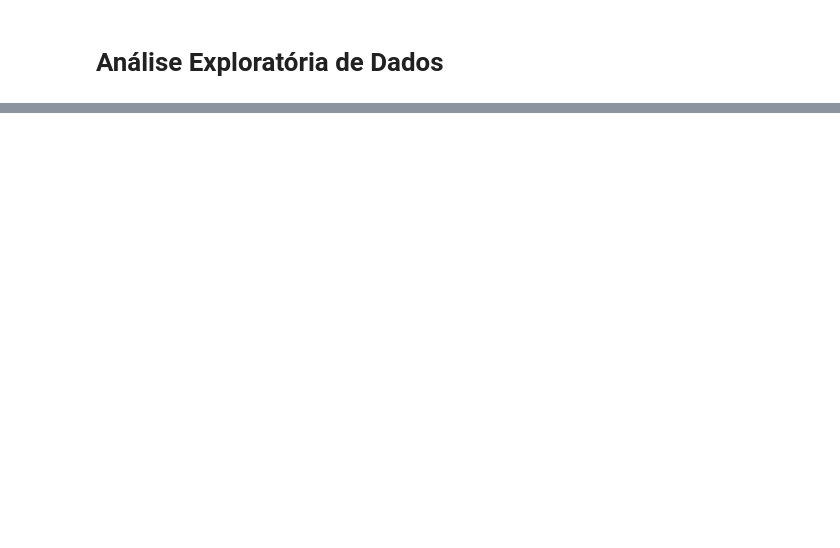
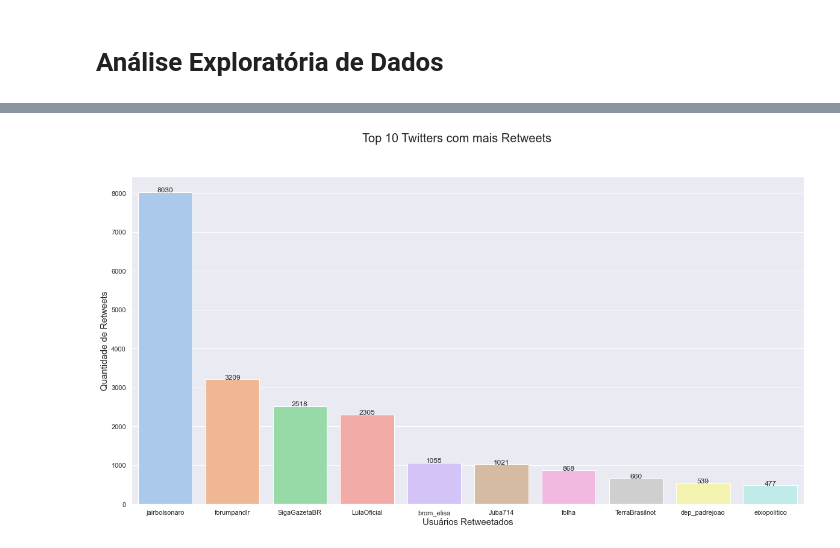
Before and after one commit to bezerraescossia/network-analysis, a Jupyter notebook: EDA.ipynb, the cells around one changed output, grey strips where cells are left out. Drawn from its saved outputs; the diff is of its cells as text; code cells hidden in the pictures; blank space fills up the shorter version.

```diff
--- a/EDA.ipynb
+++ b/EDA.ipynb
@@ -107,0 +131,24 @@ df.describe(include='O')
+# %%
+# Top 10 Twitters com mais Retweets
+fig, ax = plt.subplots(1, 1, figsize=(20,10))
+fig.suptitle('Top 10 Twitters com mais Retweets', fontsize=20)
+
+_ = df.copy()
+_ = _[['retweeted_user_name', 'retweeted_text', 'retweet_count']]
+_ = _.drop_duplicates().groupby('retweeted_user_name').sum().\
+    reset_index().sort_values('retweet_count', ascending=False).head(10)
+
+sns.barplot(data = _, x = 'retweeted_user_name', y = 'retweet_count', ax = ax)
+ax.set_ylabel('Quantidade de Retweets', fontsize=15)
+ax.set_xlabel('Usuários Retweetados', fontsize=15)
+for p in ax.patches:
+    try:
+        a = int(p.get_height())
+        if a != 0:
+            ax.annotate('{0:2d}'.format(a), (p.get_x() + 0.4, p.get_height() + 5), ha='center')
+        else:
+            continue
+    except:
+        continue
+# %% [output]
+[figure, added]
```
Also changed, not shown: parts of 5 cells of this notebook, 2 other files.
